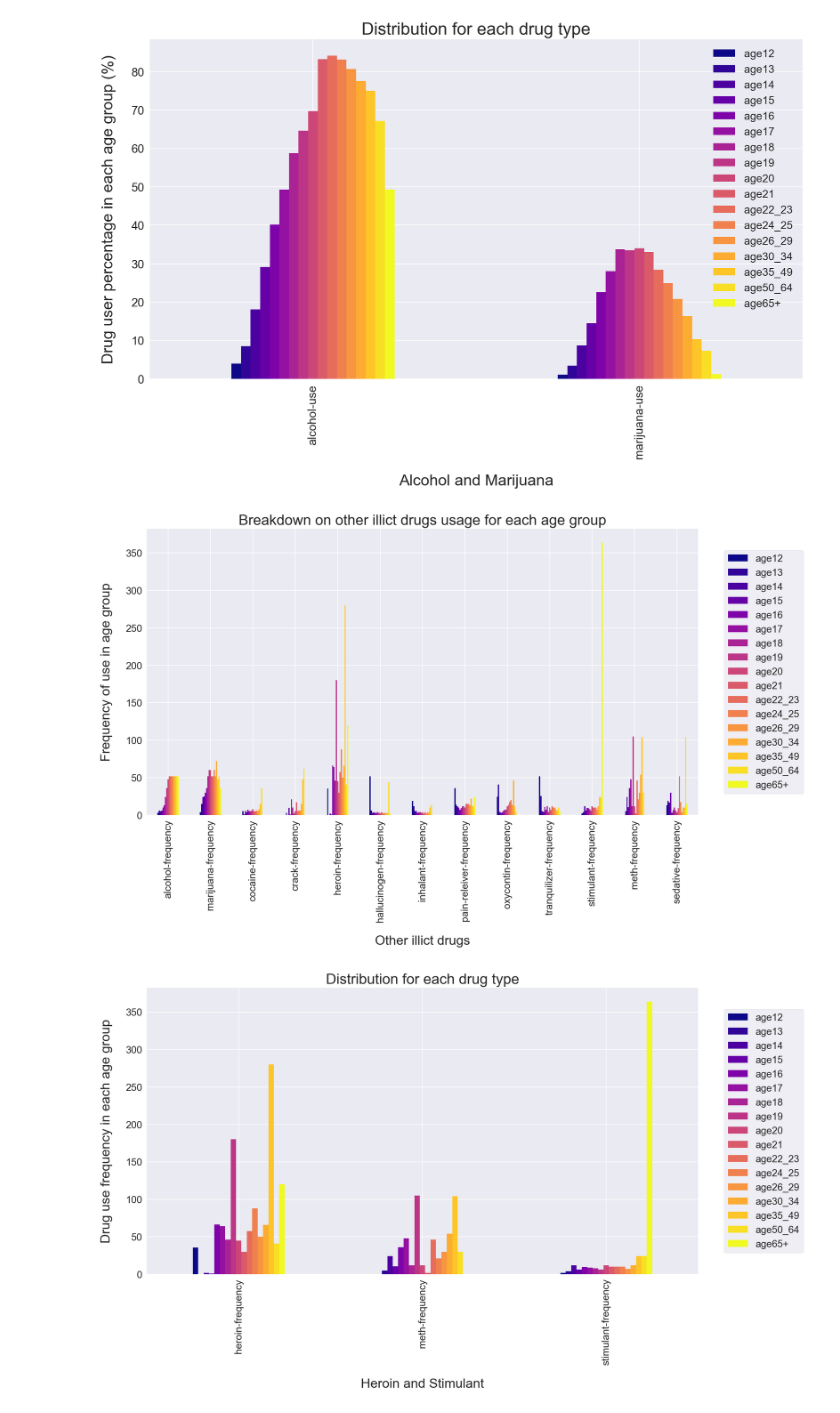
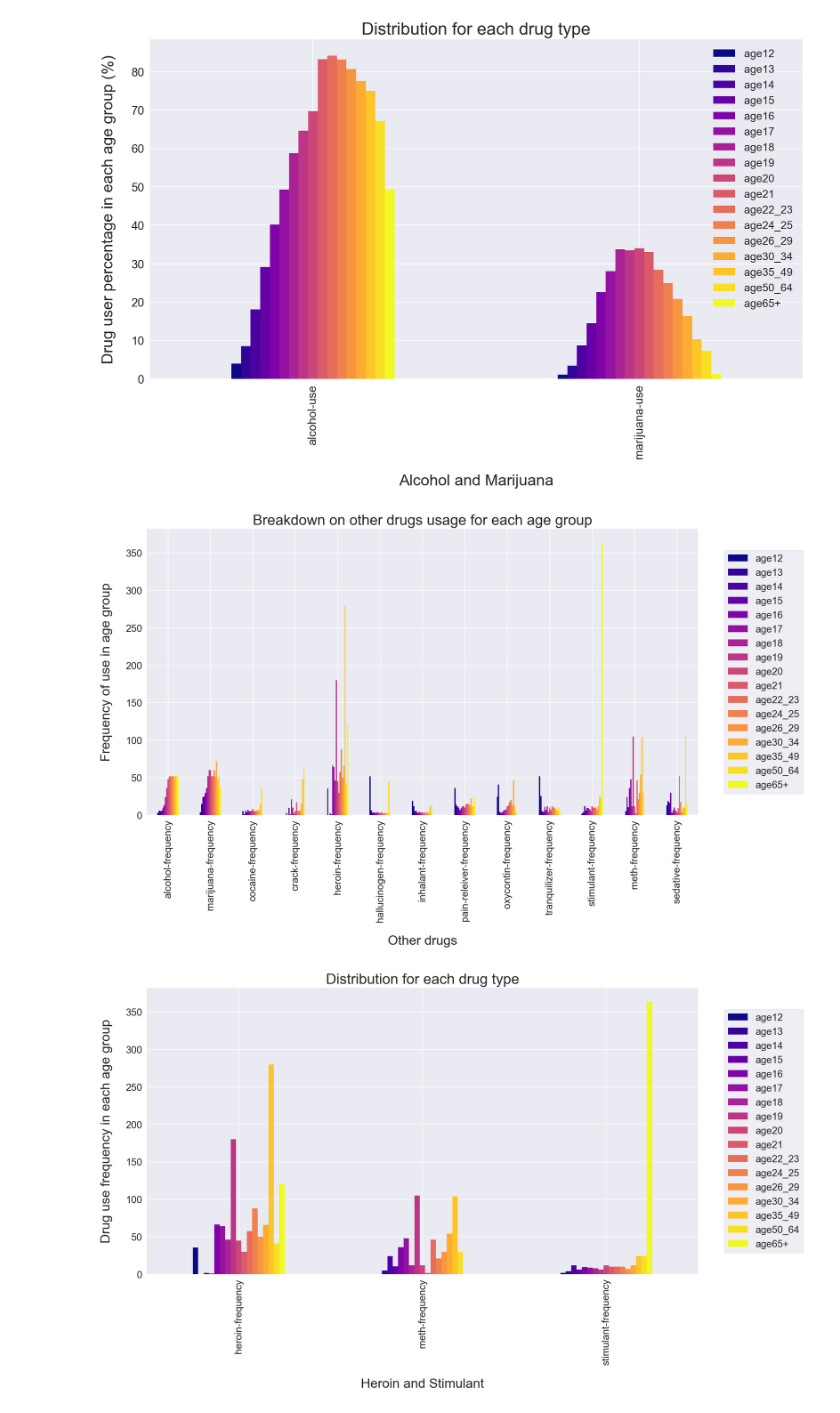
Before and after one commit to alankongfq/project, a Jupyter notebook: project_2/project-02-v2-starter-code.ipynb, the cells around one changed output. Drawn from its saved outputs; the diff is of its cells as text; code cells hidden in the pictures.

```diff
--- a/project_2/project-02-v2-starter-code.ipynb
+++ b/project_2/project-02-v2-starter-code.ipynb
@@ -862,21 +867,21 @@ ax1.legend(loc=1, prop={'size': 14})
 # %%
 barplot4 = drug_df.copy()
 barplot4.drop(['age','n'], axis=1, inplace=True)
 barplot4 = barplot4.iloc[:,1::2].T
 barplot4 = pd.DataFrame(barplot4).reset_index()
 barplot4.columns = ['drugs','age12','age13', 'age14', 'age15', 'age16', 'age17', 'age18', 'age19','age20', 'age21',
                   'age22_23','age24_25', 'age26_29', 'age30_34', 'age35_49', 'age50_64', 'age65+']
 
 
 barplot3 = pd.DataFrame(barplot4.iloc[:,:])
 ax1 = barplot3.plot(kind='bar', x='drugs',colormap = 'plasma' , fontsize=15.0, figsize=(15,8))
-ax1.set_xlabel("Other illict drugs", labelpad=20.0, size = 20)
+ax1.set_xlabel("Other drugs", labelpad=20.0, size = 20)
 ax1.set_ylabel('Frequency of use in age group', labelpad=20.0, size = 20)
-ax1.set_title("Breakdown on other illict drugs usage for each age group", size= 22 )
+ax1.set_title("Breakdown on other drugs usage for each age group", size= 22 )
 ax1.legend(loc=1, prop={'size': 14})
 L = ax1.legend(loc="right", bbox_to_anchor=(1.2, 0.5), prop={'size': 15}, frameon=1)
 # %% [output]
-[figure, old version]
+[figure, new version]
 # %%
 # plot heroin
 
```
Also changed, not shown: parts of 14 cells of this notebook, 4 other files.
